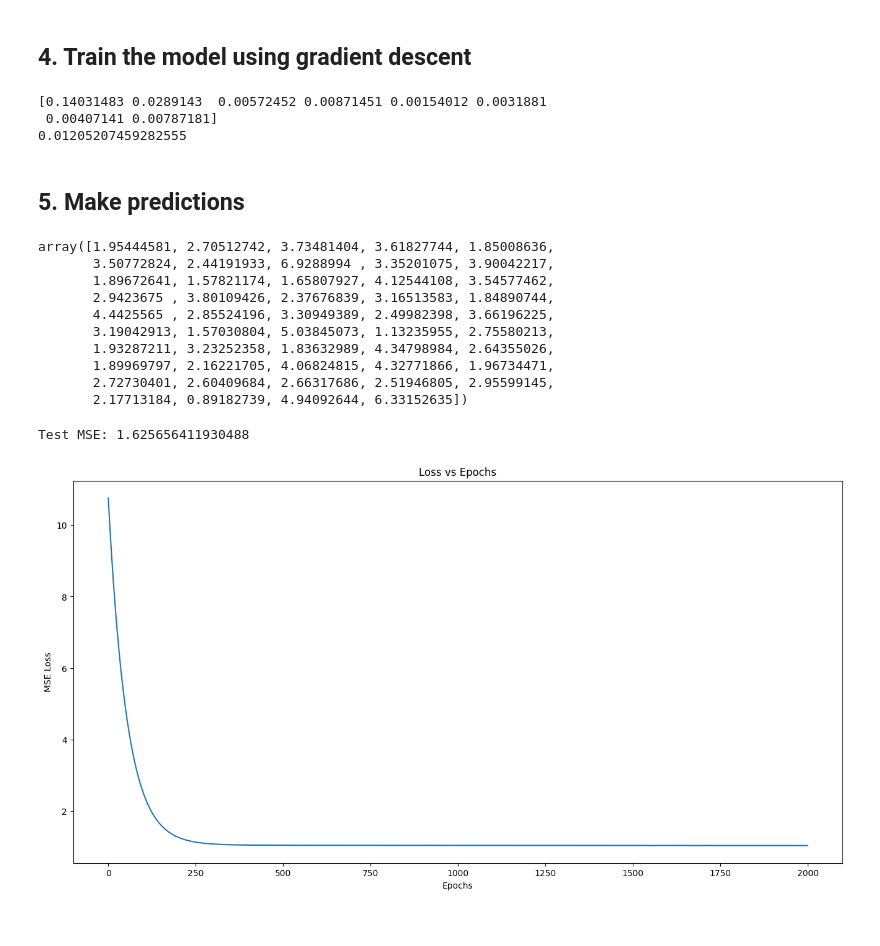
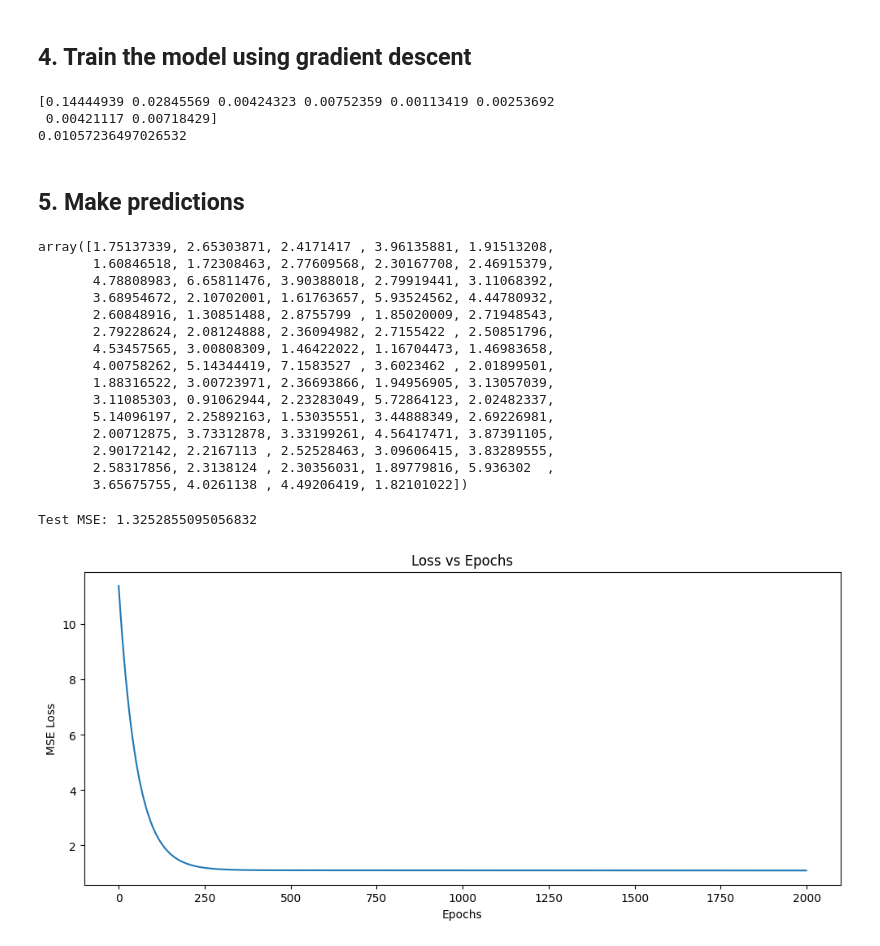
Before and after one commit to Aksh-dev-code/Linear-Regression-from-Scratch, a Jupyter notebook: NOTEBOOKS/MultiLinearRegression.ipynb, the cells around one changed output. Drawn from its saved outputs; the diff is of its cells as text; code cells hidden in the pictures.

```diff
--- a/NOTEBOOKS/MultiLinearRegression.ipynb
+++ b/NOTEBOOKS/MultiLinearRegression.ipynb
@@ -197,10 +195,11 @@ X = df.drop('tip', axis=1).values
 y = df['tip'].values
 # %%
 #  train test split with python
-np.random.seed(42)
+
+np.random.seed(40)
 indices = np.random.permutation(len(X))
 
-split_ratio = 0.8
+split_ratio = 0.7
 train_size = int(len(X) * split_ratio)
 
 train_idx = indices[:train_size]
@@ -246,9 +245,9 @@ for epoch in range(epochs):
 print(weights)
 print(bias)
 # %% [output]
-[0.14031483 0.0289143  0.00572452 0.00871451 0.00154012 0.0031881
- 0.00407141 0.00787181]
-0.01205207459282555
+[0.14444939 0.02845569 0.00424323 0.00752359 0.00113419 0.00253692
+ 0.00421117 0.00718429]
+0.01057236497026532
 # %% [markdown]
 ## 5. Make predictions
 # %%
@@ -257,27 +256,32 @@ y_test_pred = np.dot(X_test, weights) + bias
 # %%
 y_test_pred
 # %% [output]
-array([1.95444581, 2.70512742, 3.73481404, 3.61827744, 1.85008636,
-       3.50772824, 2.44191933, 6.9288994 , 3.35201075, 3.90042217,
-       1.89672641, 1.57821174, 1.65807927, 4.12544108, 3.54577462,
-       2.9423675 , 3.80109426, 2.37676839, 3.16513583, 1.84890744,
-       4.4425565 , 2.85524196, 3.30949389, 2.49982398, 3.66196225,
-       3.19042913, 1.57030804, 5.03845073, 1.13235955, 2.75580213,
-       1.93287211, 3.23252358, 1.83632989, 4.34798984, 2.64355026,
-       1.89969797, 2.16221705, 4.06824815, 4.32771866, 1.96734471,
-       2.72730401, 2.60409684, 2.66317686, 2.51946805, 2.95599145,
-       2.17713184, 0.89182739, 4.94092644, 6.33152635])
+array([1.75137339, 2.65303871, 2.4171417 , 3.96135881, 1.91513208,
+       1.60846518, 1.72308463, 2.77609568, 2.30167708, 2.46915379,
+       4.78808983, 6.65811476, 3.90388018, 2.79919441, 3.11068392,
+       3.68954672, 2.10702001, 1.61763657, 5.93524562, 4.44780932,
+       2.60848916, 1.30851488, 2.8755799 , 1.85020009, 2.71948543,
+       2.79228624, 2.08124888, 2.36094982, 2.7155422 , 2.50851796,
+       4.53457565, 3.00808309, 1.46422022, 1.16704473, 1.46983658,
+       4.00758262, 5.14344419, 7.1583527 , 3.6023462 , 2.01899501,
+       1.88316522, 3.00723971, 2.36693866, 1.94956905, 3.13057039,
+       3.11085303, 0.91062944, 2.23283049, 5.72864123, 2.02482337,
+       5.14096197, 2.25892163, 1.53035551, 3.44888349, 2.69226981,
+       2.00712875, 3.73312878, 3.33199261, 4.56417471, 3.87391105,
+       2.90172142, 2.2167113 , 2.52528463, 3.09606415, 3.83289555,
+       2.58317856, 2.3138124 , 2.30356031, 1.89779816, 5.936302  ,
+       3.65675755, 4.0261138 , 4.49206419, 1.82101022])
 # %%
 test_loss = np.mean((y_test - y_test_pred) ** 2)
 print("Test MSE:", test_loss)
 # %% [output]
-Test MSE: 1.625656411930488
+Test MSE: 1.3252855095056832
 # %%
-plt.figure(figsize=(16,8))
+plt.figure(figsize=(12,5))
 plt.plot(loss_history)
 plt.title("Loss vs Epochs")
 plt.xlabel("Epochs")
 plt.ylabel("MSE Loss")
 plt.show()
 # %% [output]
-[figure, old version]
+[figure, new version]
```
Also changed, not shown: parts of 4 cells of this notebook, 2 other files.
